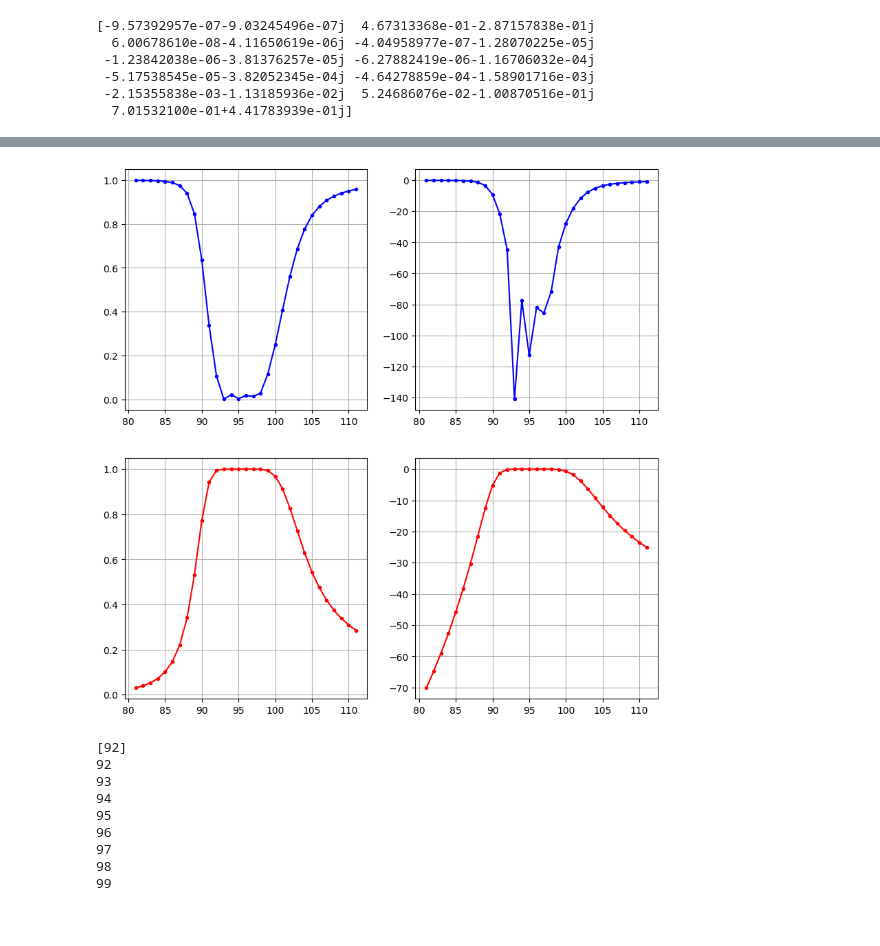
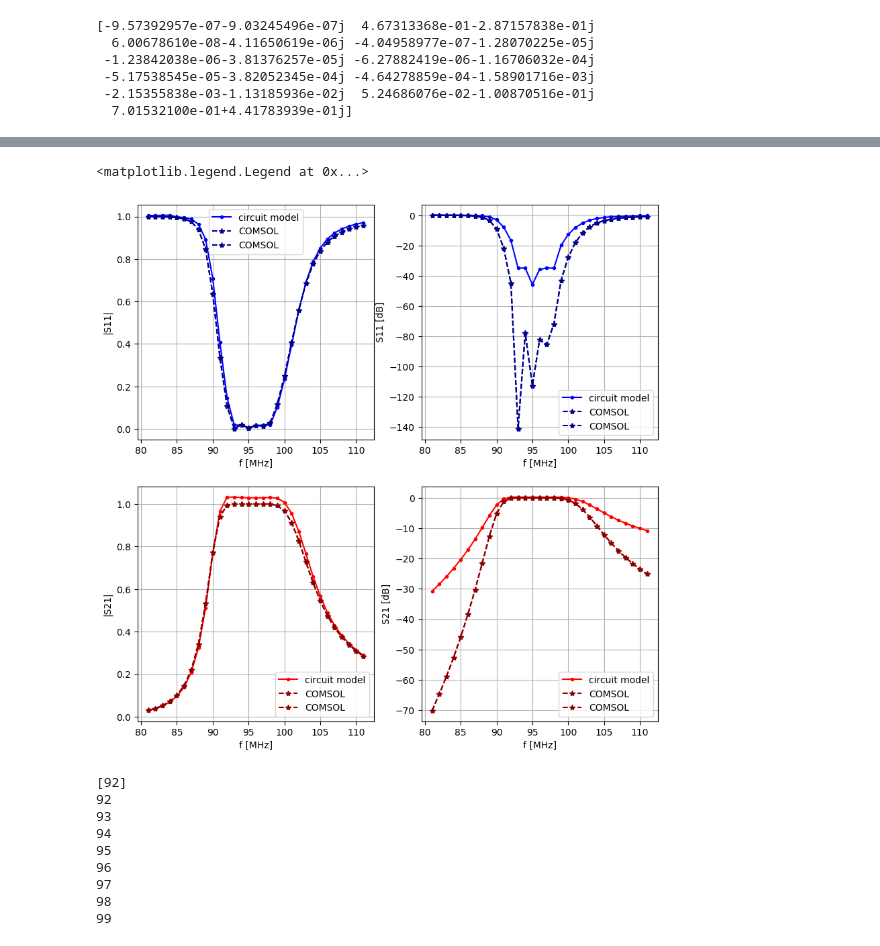
Before and after one commit to vandelij/TWA_circuit, a Jupyter notebook: testing_new_class.ipynb, the cells around one changed output, grey strips where cells are left out. Cells and saved outputs as stored; diff of their text form; code cells hidden in the pictures.

```diff
--- a/testing_new_class.ipynb
+++ b/testing_new_class.ipynb
@@ -385,3 +546,23 @@ New simulation.
 Point is: [0.09470257 0.07419713 0.04637641 0.03509203 0.07013582]
 [0.0947025728124897, 0.07419713406420014, 0.046376405759356455, 0.03509202560013471, 0.07013582211154558, 0.03509202560013471, 0.046376405759356455, 0.07419713406420014, 0.0947025728124897]
 Average absolute error is : 1.47e+00
+# %%
+# confirm class version works
+initial_guess = [0.04]*5
+bounds = [(0.02, 0.095)]*5#[(0.02, 0.095)]*5
+freq_bounds = (93, 98)
+s11cutoff = -35
+method = "Nelder-Mead"
+xatol = 1e-4
+fatol = 1e-4
+maxiter = 2000
+options = {"disp": True, "xatol": xatol, "fatol":fatol, "maxiter":maxiter}
+
+res = myrfTWA.run_optimization(initial_guess=initial_guess,
+                         length_bounds=bounds,
+                         S11_db_cutouff=s11cutoff,
+                         freq_bounds=freq_bounds,
+                         method=method,
+                         options=options,
+                         symetric_mode=True,
+                         one_cap_type_mode=False)
@@ -428,30 +627,59 @@ final lengths: [0.09467587621949866, 0.07423806894738594, 0.04621946218852996, 0
 # %%
 # load up full comsol model's scan
 filename = 'circ_model/S11_S21_fullnet_optimized1.csv'
+#filename = 'circ_model/fscan_10_25_fullant.csv'
 dataset, headers = myrfTWA.get_comsol_datatable(filename)
 fd = dataset[:, 0]
 S11d = dataset[:,1]
 S21d = dataset[:,2]
 
 S11d_mag = np.abs(S11d)
 S21d_mag = np.abs(S21d)
 
 S11d_db = 20*np.log(S11d_mag)
 S21d_db = 20*np.log(S21d_mag)
 
 
 fig, ax = plt.subplots(2,2,figsize=(10,10))
 
-ax[0,0].plot(myrfTWA.freqs_for_fullant, S11d_mag, marker='.', color='blue')
-ax[0,1].plot(myrfTWA.freqs_for_fullant, S11d_db, marker='.', color='blue')
+# plot optimization circuit
+ax[0,0].plot(myrfTWA.freqs_for_fullant, S11_mag_array, marker='.', color='blue', label='circuit model')
+ax[0,1].plot(myrfTWA.freqs_for_fullant, S11_db_array, marker='.', color='blue', label='circuit model')
 ax[0,0].grid()
 ax[0,1].grid()
-ax[1,0].plot(myrfTWA.freqs_for_fullant, S21d_mag, marker='.', color='red')
-ax[1,1].plot(myrfTWA.freqs_for_fullant, S21d_db, marker='.', color='red')
+ax[1,0].plot(myrfTWA.freqs_for_fullant, S21_mag_array, marker='.', color='red', label='circuit model')
+ax[1,1].plot(myrfTWA.freqs_for_fullant, S21_db_array, marker='.', color='red', label='circuit model')
 ax[1,0].grid()
 ax[1,1].grid()
+
+# plot data
+
+ax[0,0].plot(myrfTWA.freqs_for_fullant, S11d_mag, marker='*', color='darkblue', label='COMSOL',linestyle='--')
+ax[0,1].plot(myrfTWA.freqs_for_fullant, S11d_db, marker='*', color='darkblue', label='COMSOL',linestyle='--')
+ax[1,0].plot(myrfTWA.freqs_for_fullant, S21d_mag, marker='*', color='darkred', label='COMSOL',linestyle='--')
+ax[1,1].plot(myrfTWA.freqs_for_fullant, S21d_db, marker='*', color='darkred', label='COMSOL',linestyle='--')
+ax[0,0].plot(fd, S11d_mag, marker='*', color='darkblue', label='COMSOL',linestyle='--')
+ax[0,1].plot(fd, S11d_db, marker='*', color='darkblue', label='COMSOL',linestyle='--')
+ax[1,0].plot(fd, S21d_mag, marker='*', color='darkred', label='COMSOL',linestyle='--')
+ax[1,1].plot(fd, S21d_db, marker='*', color='darkred', label='COMSOL',linestyle='--')
+
+ax[0,0].set_xlabel('f [MHz]')
+ax[0,1].set_xlabel('f [MHz]')
+ax[1,0].set_xlabel('f [MHz]')
+ax[1,1].set_xlabel('f [MHz]')
+
+ax[0,0].set_ylabel('|S11|')
+ax[0,1].set_ylabel('S11 [dB]')
+ax[1,0].set_ylabel('|S21|')
+ax[1,1].set_ylabel('S21 [dB]')
+
+ax[0,0].legend()
+ax[0,1].legend()
+ax[1,0].legend()
+ax[1,1].legend()
 # %% [output]
+<matplotlib.legend.Legend at 0x...>
-[figure, old version]
+[figure, new version]
 # %%
 freq_bounds_for_optimization = (92, 99)
 freqs = myrfTWA.freqs_for_fullant
```
Also changed, not shown: parts of 19 cells of this notebook, 13 other files.
